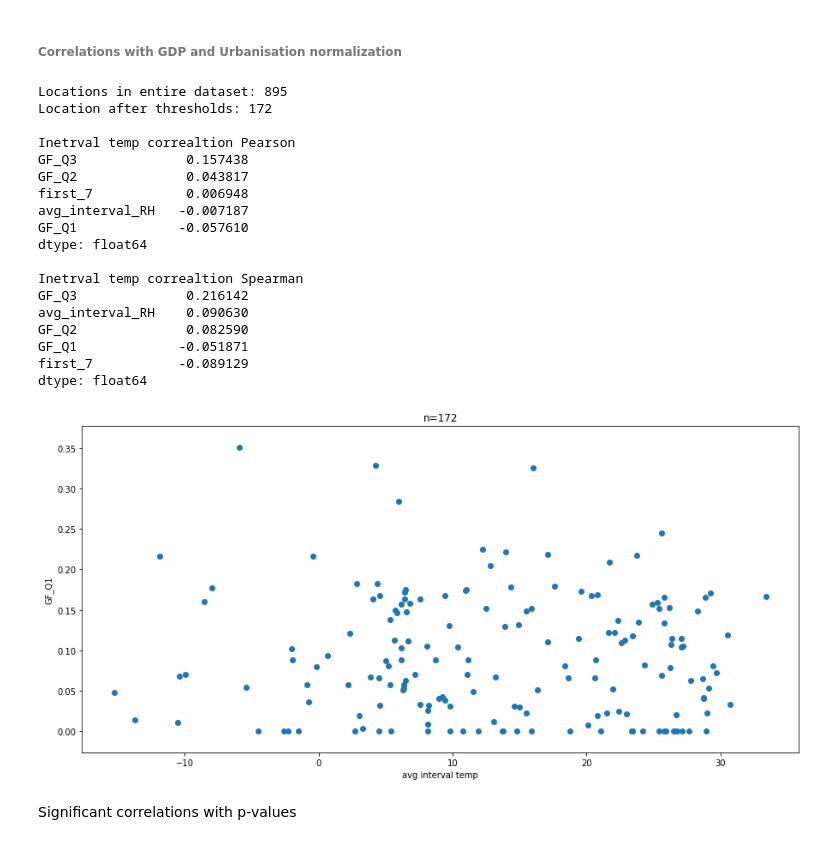
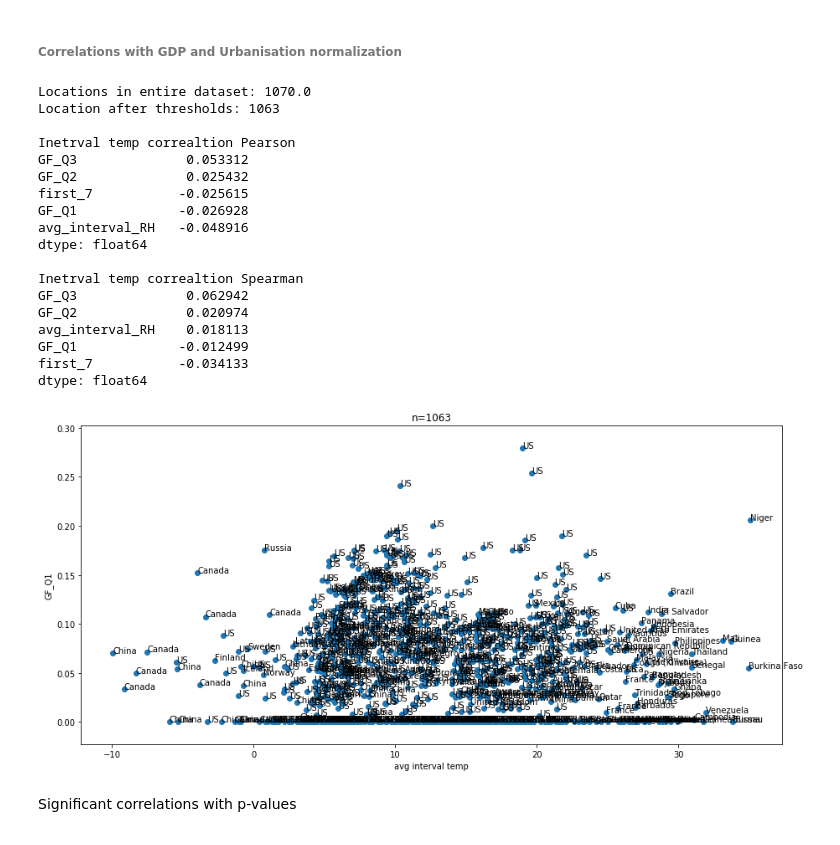
Before and after one commit to hopl1t/covid19, a Jupyter notebook: notebooks/data_analysis_hopkins.ipynb, the cells around one changed output. Saved outputs shown, nothing was run; the diff lists cells and outputs as text; code cells hidden in the pictures.

Commit message:
added names of countires in scatter plots

```diff
--- a/notebooks/data_analysis_hopkins.ipynb
+++ b/notebooks/data_analysis_hopkins.ipynb
@@ -25,7 +25,7 @@ plt.rc('figure', titlesize=25)
 PICKLE_PATH = '../augmented_datasets/pickles/hopkins_conf_gf0904_GDP_urban.pkl'
 NEW_PICKLE_PATH = '../augmented_datasets/pickles/hopkins_conf_gf0904_GDP_urban_weather.pkl'
 # %%
-hopkins_confirmed = pd.read_pickle(PICKLE_PATH)
+hopkins_confirmed = pd.read_pickle(NEW_PICKLE_PATH)
 # %% [markdown]
 ##### Discard all locations where count < 20, add interval weather data
 # %%
@@ -91,7 +91,8 @@ hopkins_confirmed.describe()
 TMP_RATE = 1
 RH_RATE = 1
 
-confs1 = hopkins_confirmed[['avg_interval_tmp', 'avg_interval_RH', 'GF_Q1', 'GF_Q2', 'GF_Q3', 'first_7']]
+confs1 = hopkins_confirmed[['Country_Region', 'avg_interval_tmp',\
+                            'avg_interval_RH', 'GF_Q1', 'GF_Q2', 'GF_Q3', 'first_7']].dropna()
 confs1['avg_interval_tmp'] = confs1['avg_interval_tmp'] * TMP_RATE
 confs1['avg_interval_RH'] = confs1['avg_interval_RH'] * RH_RATE
 
@@ -112,10 +113,15 @@ avg_int_tmp1 = confs1['avg_interval_tmp'].loc[:,'data'].values.tolist()
 
 fig, axes = plt.subplots(figsize=(15, 7))
 _ = axes.scatter(avg_int_tmp1, gf_q1_1)
-n = len(confs1)
+n = len(confs1) / 5 # five entries for each index
 
 _ = axes.set_xlabel('avg interval temp')
 _ = axes.set_ylabel('Q1 GF')
 _ = axes.set_title('n={0}'.format(n))
+
+countries1 = confs1['Country_Region'].loc[:,'data'].values.tolist()
+
+for i, txt in enumerate(countries1):
+    _ = axes.annotate(txt, (avg_int_tmp1[i], gf_q1_1[i]))
 # %% [output]
 Inetrval temp correaltion Pearson
@@ -152,7 +158,7 @@ cold = ['Sweden', 'Norway', 'Canada', 'Ireland', 'Denmark']
 hot = ['Australia', 'Taiwan*', 'Singapore', 'Qatar', 'Bahrain']
 
 confs2 = hopkins_confirmed[hopkins_confirmed['Country_Region'].isin(hot + cold)]\
-        [['avg_interval_tmp', 'avg_interval_RH', 'GF_Q1', 'GF_Q2', 'GF_Q3', 'first_7']]
+        [['Country_Region', 'avg_interval_tmp', 'avg_interval_RH', 'GF_Q1', 'GF_Q2', 'GF_Q3', 'first_7']]
 
 
 conf_corrs_p2 = confs2.corr().unstack().sort_values(kind="quicksort", ascending=False)
@@ -171,7 +177,7 @@ gf_q3_2 = confs2['GF_Q3'].loc[:,'data'].values.tolist()
 avg_int_tmp2 = confs2['avg_interval_tmp'].loc[:,'data'].values.tolist()
 
 first_7_2 = confs2['first_7'].loc[:,'data'].values
-first_7_2 = np.nan_to_num(first_7_2, nan=np.nanmean(first_7_2))
+# first_7_2 = np.nan_to_num(first_7_2, nan=np.nanmean(first_7_2))
 
 fig, axes = plt.subplots(figsize=(15, 7))
 _ = axes.scatter(avg_int_tmp2, gf_q3_2)
@@ -180,5 +186,10 @@ n = len(confs2)
 _ = axes.set_xlabel('avg interval temp')
 _ = axes.set_ylabel('GF_Q3')
 _ = axes.set_title('n={0}'.format(n))
+
+countries2 = confs2['Country_Region'].loc[:,'data'].values.tolist()
+
+for i, txt in enumerate(countries2):
+    _ = axes.annotate(txt, (avg_int_tmp2[i], gf_q3_2[i]))
 # %% [output]
 Inetrval temp correaltion Pearson
@@ -316,56 +327,62 @@ URB_THRESHOLD = 0
 
 confs3 = hopkins_confirmed[hopkins_confirmed['GDP'] > GDP_THRESHOLD]\
                         [hopkins_confirmed['Urbanization'] > URB_THRESHOLD]\
-                        [['avg_interval_tmp', 'avg_interval_RH', 'GF_Q1', 'GF_Q2', 'GF_Q3', 'first_7']]
+                        [['Country_Region', 'avg_interval_tmp', 'avg_interval_RH',\
+                          'GF_Q1', 'GF_Q2', 'GF_Q3', 'first_7']].dropna()
 
 print('Locations in entire dataset: {0}\n'
-      'Location after thresholds: {1}'.format(len(hopkins_confirmed), len(confs3)))
+      'Location after thresholds: {1}'.format(len(hopkins_confirmed) / 5, len(confs3)))
 
 conf_corrs_p3 = confs3.corr().unstack().sort_values(kind="quicksort", ascending=False)
 conf_corrs_p3 = conf_corrs_p3[conf_corrs_p3 != 1]
 _ = conf_corrs_p3.drop_duplicates()
 print('\nInetrval temp correaltion Pearson')
 print(conf_corrs_p3['avg_interval_tmp'])
 
 conf_corrs_s3 = confs3.corr('spearman').unstack().sort_values(kind="quicksort", ascending=False)
 conf_corrs_s3 = conf_corrs_s3[conf_corrs_s3 != 1]
 _ = conf_corrs_s3.drop_duplicates()
 print('\nInetrval temp correaltion Spearman')
 print(conf_corrs_s3['avg_interval_tmp'])
 
 gf_q1_3 = confs3['GF_Q1'].loc[:,'data'].values.tolist()
 avg_int_tmp_3 = confs3['avg_interval_tmp'].loc[:,'data'].values.tolist()
 
 first_7_3 = confs3['first_7'].loc[:,'data'].values
-first_7_3 = np.nan_to_num(first_7_3, nan=np.nanmean(first_7_3))
+first_7_3 = np.nan_to_num(first_7_3) #, nan=np.nanmean(first_7_3))
 
 fig, axes = plt.subplots(figsize=(15, 7))
 _ = axes.scatter(avg_int_tmp_3, gf_q1_3)
 n = len(confs3)
 
 _ = axes.set_xlabel('avg interval temp')
 _ = axes.set_ylabel('GF_Q1')
 _ = axes.set_title('n={0}'.format(n))
+
+countries3 = confs3['Country_Region'].loc[:,'data'].values.tolist()
+
+for i, txt in enumerate(countries3):
+    _ = axes.annotate(txt, (avg_int_tmp_3[i], gf_q1_3[i]))
 # %% [output]
-Locations in entire dataset: 895
-Location after thresholds: 172
+Locations in entire dataset: 1070.0
+Location after thresholds: 1063
 
 Inetrval temp correaltion Pearson
-GF_Q3              0.157438
-GF_Q2              0.043817
-first_7            0.006948
-avg_interval_RH   -0.007187
-GF_Q1             -0.057610
+GF_Q3              0.053312
+GF_Q2              0.025432
+first_7           -0.025615
+GF_Q1             -0.026928
+avg_interval_RH   -0.048916
 dtype: float64
 
 Inetrval temp correaltion Spearman
-GF_Q3              0.216142
-avg_interval_RH    0.090630
-GF_Q2              0.082590
-GF_Q1             -0.051871
-first_7           -0.089129
+GF_Q3              0.062942
+GF_Q2              0.020974
+avg_interval_RH    0.018113
+GF_Q1             -0.012499
+first_7           -0.034133
 dtype: float64
-[figure, old version]
+[figure, new version]
 # %% [markdown]
 Significant correlations with p-values
 # %%
```
Also changed, not shown: parts of 4 cells of this notebook, 1 other file.
